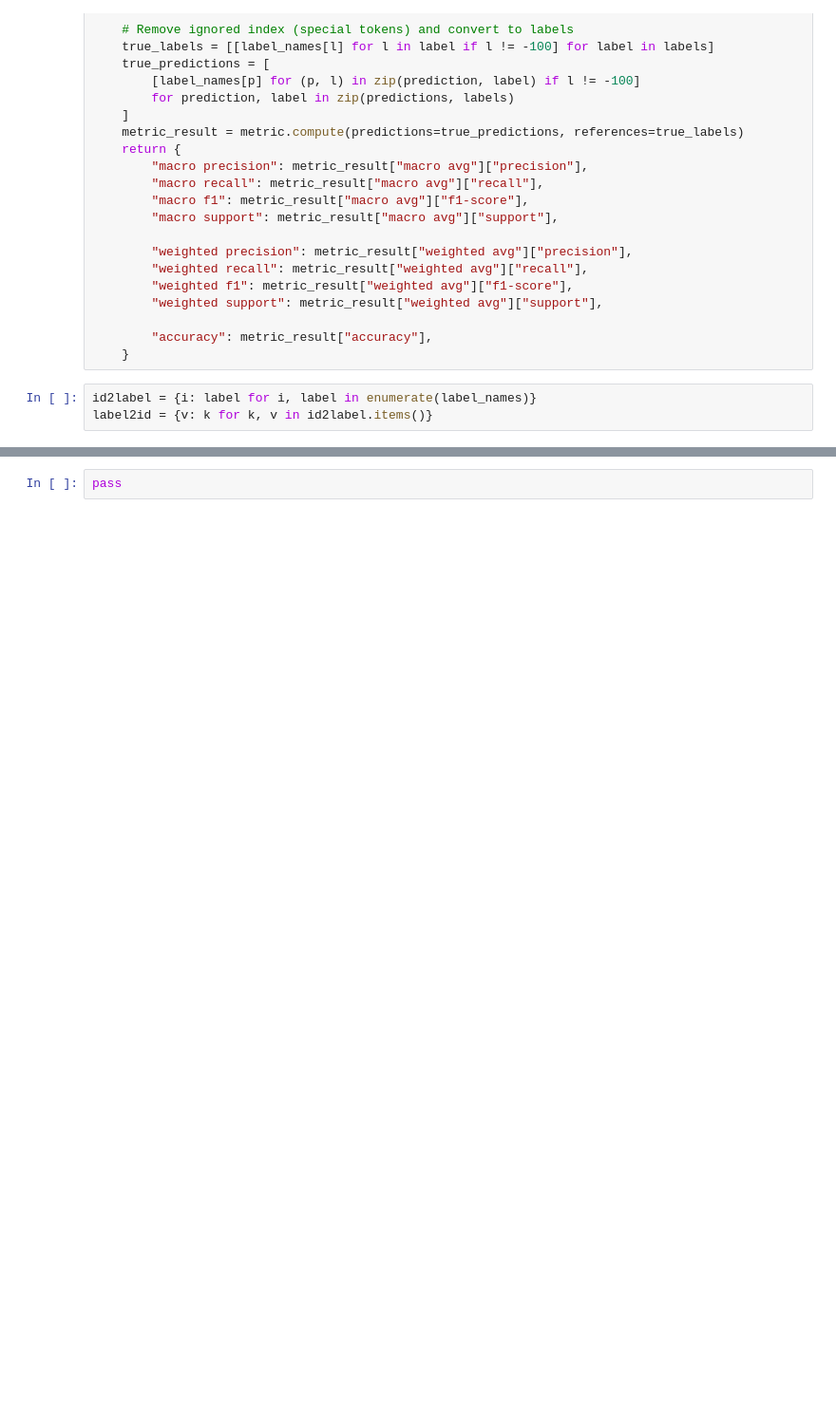
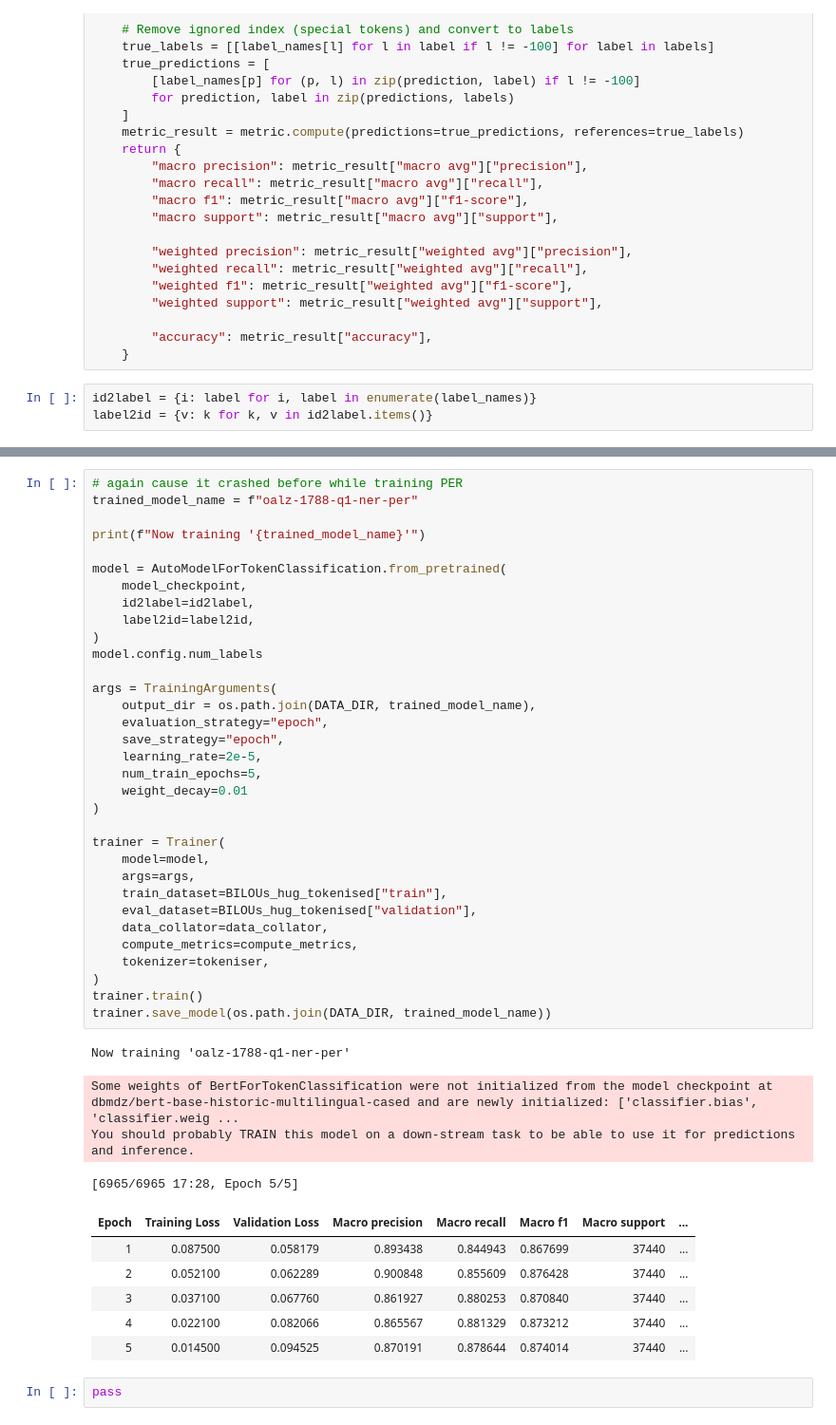
Before and after one commit to LelViLamp/kediff-ner-training, a Jupyter notebook: step2_train_models.ipynb, the cells around one changed output, grey strips where cells are left out. Shown: that part at 95% size. Saved outputs shown, nothing was run; the diff lists cells and outputs as text; blank space fills up the shorter version.

Commit message:
training on 01/12/23

```diff
--- a/step2_train_models.ipynb
+++ b/step2_train_models.ipynb
@@ -193,2 +314,46 @@ for label_type in ['EVENT', 'LOC', 'MISC', 'ORG', 'PER', 'TIME']:
+# %%
+# again cause it crashed before while training PER
+trained_model_name = f"oalz-1788-q1-ner-per"
+
+print(f"Now training '{trained_model_name}'")
+
+model = AutoModelForTokenClassification.from_pretrained(
+    model_checkpoint,
+    id2label=id2label,
+    label2id=label2id,
+)
+model.config.num_labels
+
+args = TrainingArguments(
+    output_dir = os.path.join(DATA_DIR, trained_model_name),
+    evaluation_strategy="epoch",
+    save_strategy="epoch",
+    learning_rate=2e-5,
+    num_train_epochs=5,
+    weight_decay=0.01
+)
+
+trainer = Trainer(
+    model=model,
+    args=args,
+    train_dataset=BILOUs_hug_tokenised["train"],
+    eval_dataset=BILOUs_hug_tokenised["validation"],
+    data_collator=data_collator,
+    compute_metrics=compute_metrics,
+    tokenizer=tokeniser,
+)
+trainer.train()
+trainer.save_model(os.path.join(DATA_DIR, trained_model_name))
+# %% [output]
+Now training 'oalz-1788-q1-ner-per'
+Some weights of BertForTokenClassification were not initialized from the model checkpoint at dbmdz/bert-base-historic-multilingual-cased and are newly initialized: ['classifier.bias', 'classifier.weig ...
+You should probably TRAIN this model on a down-stream task to be able to use it for predictions and inference.
+[6965/6965 17:28, Epoch 5/5]
+| Epoch | Training Loss | Validation Loss | Macro precision | Macro recall | Macro f1 | Macro support | ... |
+| 1 | 0.087500 | 0.058179 | 0.893438 | 0.844943 | 0.867699 | 37440 | ... |
+| 2 | 0.052100 | 0.062289 | 0.900848 | 0.855609 | 0.876428 | 37440 | ... |
+| 3 | 0.037100 | 0.067760 | 0.861927 | 0.880253 | 0.870840 | 37440 | ... |
+| 4 | 0.022100 | 0.082066 | 0.865567 | 0.881329 | 0.873212 | 37440 | ... |
+| 5 | 0.014500 | 0.094525 | 0.870191 | 0.878644 | 0.874014 | 37440 | ... |
 # %%
 pass
```
Also changed, not shown: parts of 9 cells of this notebook, 1 other file.
